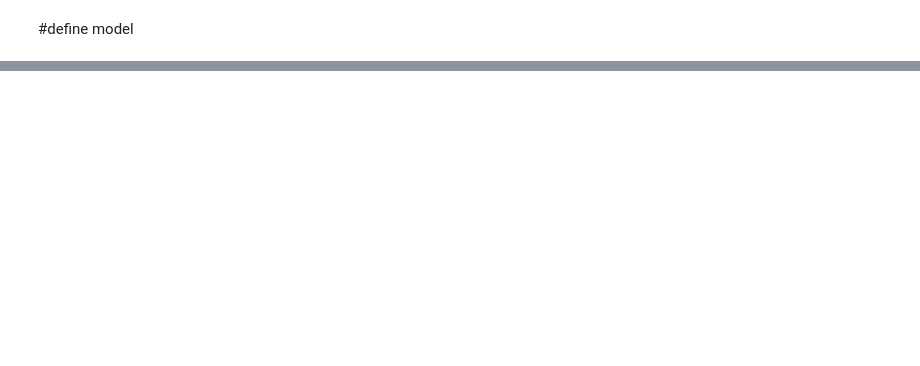
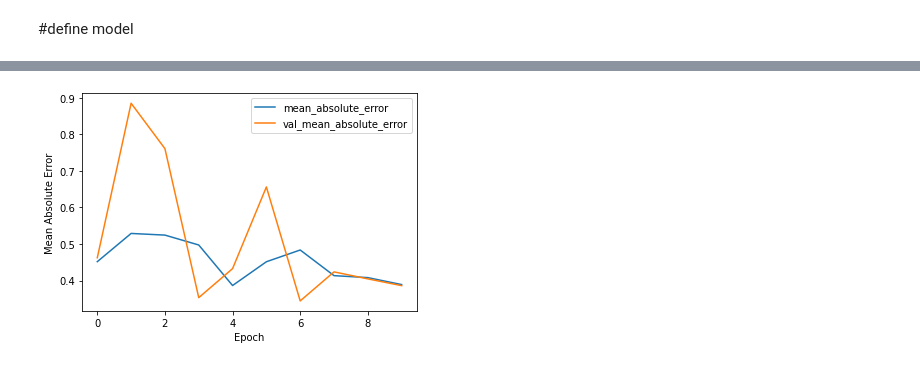
Before and after one commit to P1G1U/Thesis_AITronik, a Jupyter notebook: Basis/execution.ipynb, the cells around one changed output, grey strips where cells are left out. Cells and saved outputs as stored; diff of their text form; code cells hidden in the pictures; blank space fills up the shorter version.

Commit message:
Bug fixed + tuned models

```diff
--- a/Basis/execution.ipynb
+++ b/Basis/execution.ipynb
@@ -15,7 +16,7 @@ def model_define(features, drop_rate):
     model = models.Sequential()
 
     model.add(layers.Conv2D(
-        32, (11,1), activation="relu", padding="same", input_shape=(720,1,1),
+        32, (11,1), padding="same", input_shape=(720,1,1),
         name="conv_1" ))
     model.add(layers.Conv2D(
         64, kernel_size=(5,1), padding="same",
@@ -33,13 +34,18 @@ def model_define(features, drop_rate):
     model.add(layers.Flatten())
 
     model.add(layers.Dropout(drop_rate))
-    model.add(layers.Dense(1024, name="dense_1"))
+    model.add(layers.Dense(1024, activation="relu", name="dense_1"))
 
+    model.add(layers.Dropout(drop_rate))
     model.add(layers.Dense(128, activation="relu", name="dense_2"))
 
-    model.add(layers.Dense(3, activation="relu", name="dense_3"))
+    model.add(layers.Dense(3, name="dense_3"))
 
     return model
+
+def pos_loss(y_actual, y_pred):
+    loss_value = backend.sqrt(backend.pow((y_actual[:,0]-y_pred[:,0]),2)+backend.pow((y_actual[:,1]-y_pred[:,1]),2))+(0.3*backend.sqrt(backend.pow((y_actual[:,2]-y_pred[:,2]),2)))
+    return loss_value
 # %%
 filename="laser_log/laser_log.csv"
 
@@ -52,7 +70,7 @@ model_cnn = model_define(data.features, 0.2)
 # %%
 model_cnn.compile(optimizer = "adam",
-    loss=tf.keras.losses.SparseCategoricalCrossentropy(from_logits=True),
-    metrics=['accuracy'])
+    loss=pos_loss,
+    metrics=['mean_absolute_error'])
 # %%
 model_cnn.summary()
 # %% [output]
@@ -73,3 +91,8 @@ Total params: 23,818,435
 Trainable params: 23,818,435
 Non-trainable params: 0
 _________________________________________________________________
+# %%
+data.TR_features=tf.reshape(data.TR_features,[-1,720,1,1])
+data.TS_features=tf.reshape(data.TS_features,[-1,720,1,1])
+data.TR_targets=tf.reshape(data.TR_targets,[-1,3])
+data.TS_targets=tf.reshape(data.TS_targets,[-1,3])
@@ -76,3 +101,7 @@ _________________________________________________________________
 # %%
-history = model_cnn.fit(data.TR_features, data.TR_targets, epochs=10, validation_data=(data.TS_features, data.TS_targets))
+history = model_cnn.fit(data.TR_features,
+    data.TR_targets,
+    epochs=10,
+    validation_data=(data.TS_features, data.TS_targets)
+    )
 # %% [output]
@@ -79,0 +128,10 @@ ValueError: Failed to convert a NumPy array to a Tensor (Unsupported object type
+# %%
+plt.plot(history.history['mean_absolute_error'], label='mean_absolute_error')
+plt.plot(history.history['val_mean_absolute_error'], label = 'val_mean_absolute_error')
+plt.xlabel('Epoch')
+plt.ylabel('Mean Absolute Error')
+#plt.ylim([0.5, 1])
+plt.legend(loc='upper right')
+
+test_loss, test_acc = model_cnn.evaluate(data.TS_features,  data.TS_targets, verbose=2)
+# %% [output]
@@ -79,0 +139 @@ ValueError: Failed to convert a NumPy array to a Tensor (Unsupported object type
+[figure, added]
```
Also changed, not shown: parts of 7 cells of this notebook, 11 other files.
